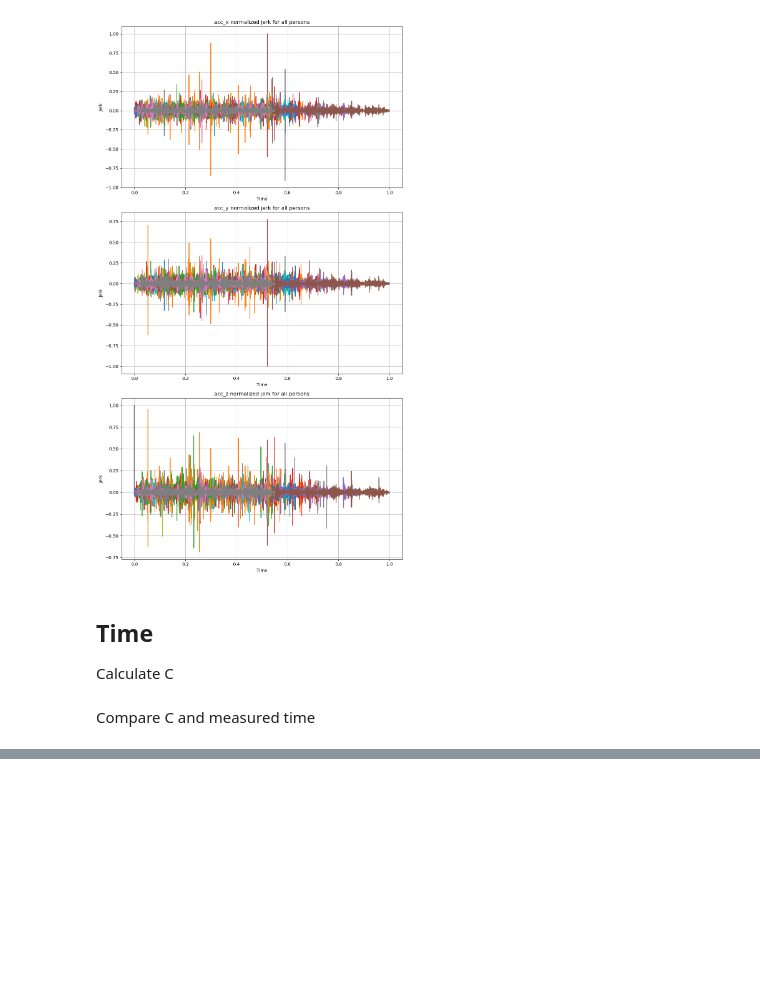
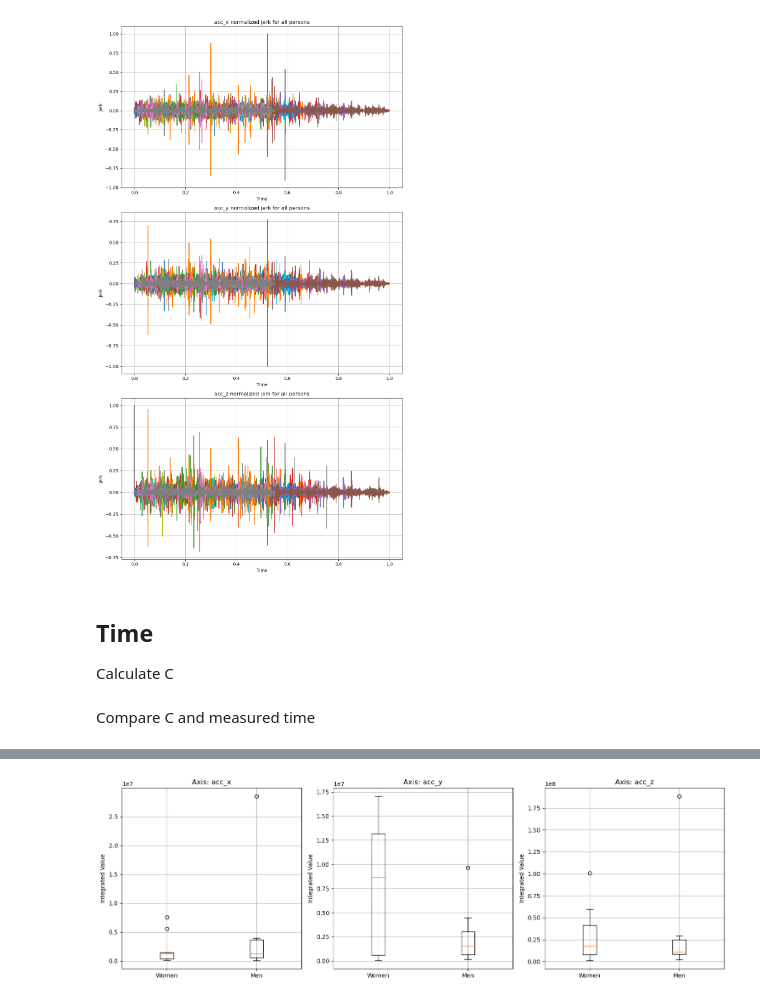
Before and after one commit to doertiboy/MasterStudy, a Jupyter notebook: Acceleration.ipynb, the cells around one changed output, grey strips where cells are left out. Saved outputs shown, nothing was run; the diff lists cells and outputs as text; code cells hidden in the pictures; blank space fills up the shorter version.

```diff
--- a/Acceleration.ipynb
+++ b/Acceleration.ipynb
@@ -432 +415,24 @@ std_jerk_values_men = {axis: np.std(values) for axis, values in jerk_values_men.
+# %%
+fig, axs = plt.subplots(1, 3, figsize=(15, 5))
+
+for i, axis in enumerate(['acc_x', 'acc_y', 'acc_z']):
+    person_names = list(jerk_values[axis].keys())
+    values = list(jerk_values[axis].values())
+    genders = [acc_dict[person_name]['gender'] for person_name in person_names]
+
+    # Separate integrated values for women and men
+    plot_jerk_values_women = [values[j] for j, gender in enumerate(genders) if gender == 'female']
+    plot_jerk_values_men = [values[j] for j, gender in enumerate(genders) if gender == 'male']
+
+    # Plot boxplots for women and men next to each other
+    positions = [1, 2]
+    axs[i].boxplot([plot_jerk_values_women, plot_jerk_values_men], positions=positions, labels=['Women', 'Men'])
+    axs[i].set_ylabel('Integrated Value')
+    axs[i].set_title(f'Axis: {axis}')
+    axs[i].grid(True)
+
+plt.tight_layout()
+plt.show()
+# %% [output]
+[figure, added]
 # %%
```
Also changed, not shown: parts of 18 cells of this notebook, 1 other file.
